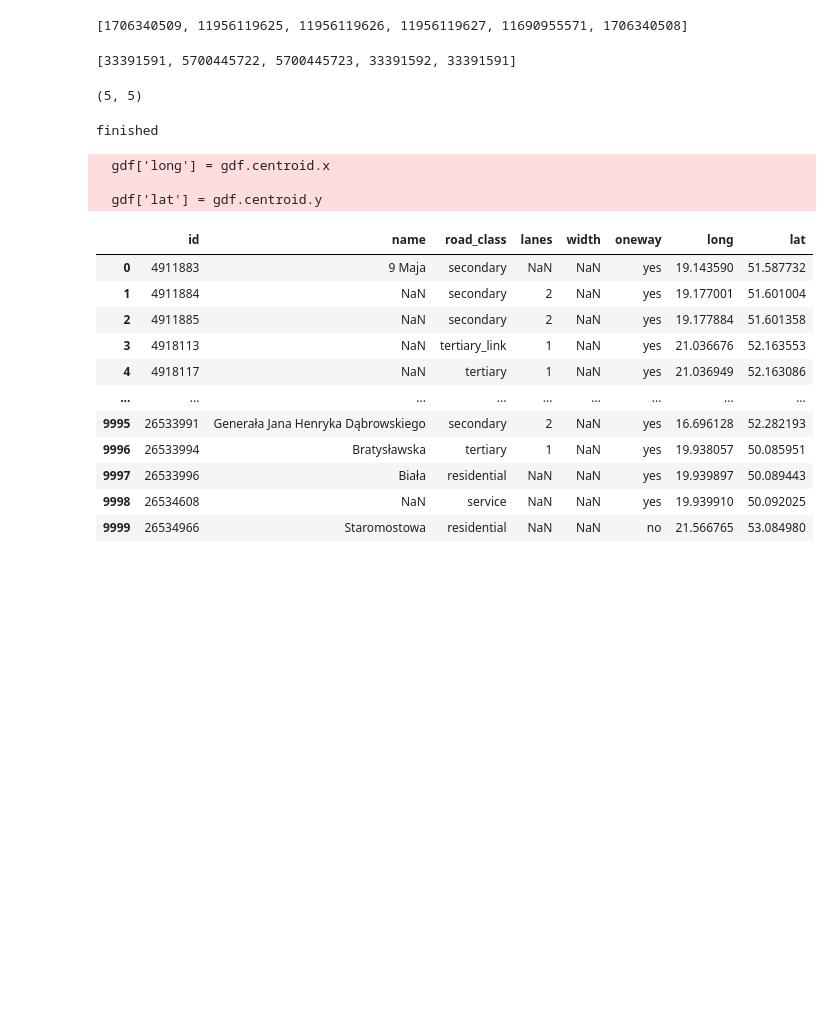
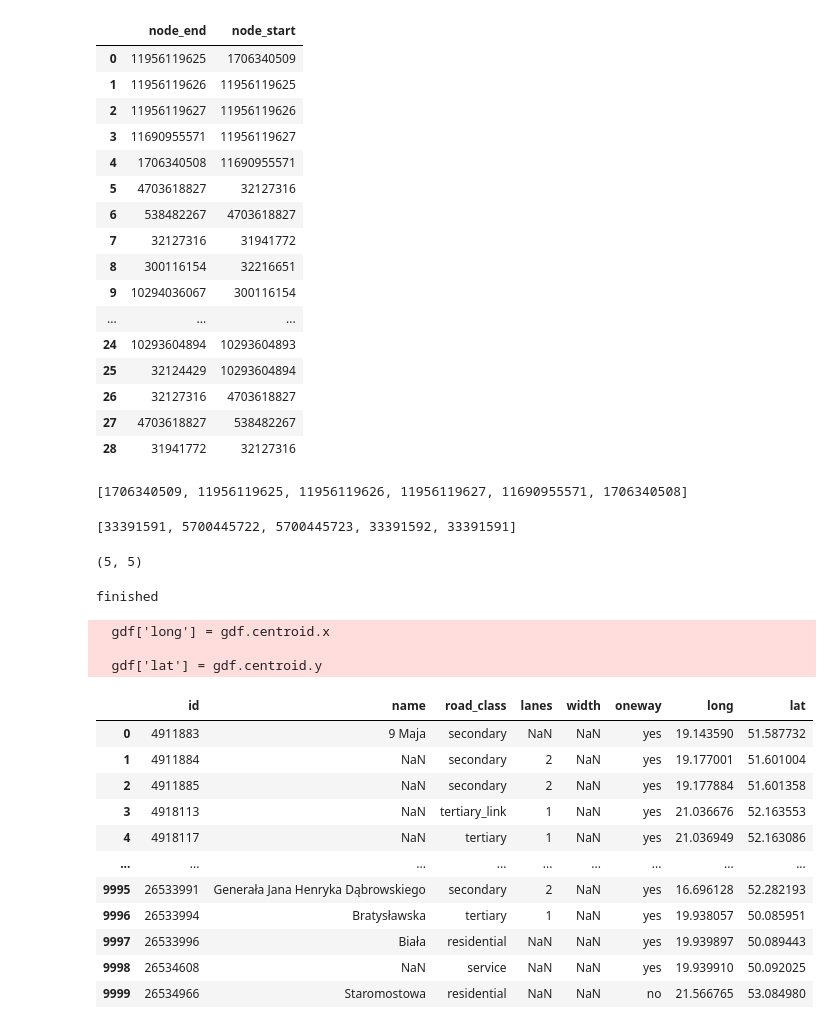
Before and after one commit to qpa-agh/poland_memgraph, a Jupyter notebook: data/roads.ipynb, the cells around one changed output. Cells and saved outputs as stored; diff of their text form; code cells hidden in the pictures; blank space fills up the shorter version.

```diff
--- a/data/roads.ipynb
+++ b/data/roads.ipynb
@@ -25,3 +90,41 @@ df
+# %%
+df.fillna({'oneway': 'no'}, inplace=True)
+exploded_df = df[['oneway', 'nodes', 'id']].explode("nodes")
+exploded_df["node_end"] = exploded_df["nodes"].shift(-1)
+exploded_df["id_end"] = exploded_df["id"].shift(-1)
+exploded_df = exploded_df[exploded_df['id'] == exploded_df['id_end']]
+exploded_df = exploded_df.drop(columns=["id", 'id_end'])
+
+exploded_df = exploded_df.dropna(subset=["node_end"])
+exploded_df["node_start"] = exploded_df["nodes"]
+exploded_df = exploded_df.drop(columns=["nodes"])
+reverse_df = exploded_df[exploded_df["oneway"] == "no"].copy()
+reverse_df[["node_start", "node_end"]] = reverse_df[["node_end", "node_start"]].values
+
+road_node_connetions_df = pd.concat([exploded_df, reverse_df], ignore_index=True)
+del exploded_df
+del reverse_df
+road_node_connetions_df.drop(columns=["oneway"], inplace=True)
+road_node_connetions_df.drop_duplicates(subset=["node_end", "node_start"], inplace=True)
+road_node_connetions_df
+# %% [output]
+|  | node_end | node_start |
+| 0 | 11956119625 | 1706340509 |
+| 1 | 11956119626 | 11956119625 |
+| 2 | 11956119627 | 11956119626 |
+| 3 | 11690955571 | 11956119627 |
+| 4 | 1706340508 | 11690955571 |
+| 5 | 4703618827 | 32127316 |
+| 6 | 538482267 | 4703618827 |
+| 7 | 32127316 | 31941772 |
+| 8 | 300116154 | 32216651 |
+| 9 | 10294036067 | 300116154 |
+| ... | ... | ... |
+| 24 | 10293604894 | 10293604893 |
+| 25 | 32124429 | 10293604894 |
+| 26 | 32127316 | 4703618827 |
+| 27 | 4703618827 | 538482267 |
+| 28 | 31941772 | 32127316 |
 # %%
 df.iloc[0]['nodes']
 # %% [output]
```
Also changed, not shown: parts of 4 cells of this notebook, 6 other files.
